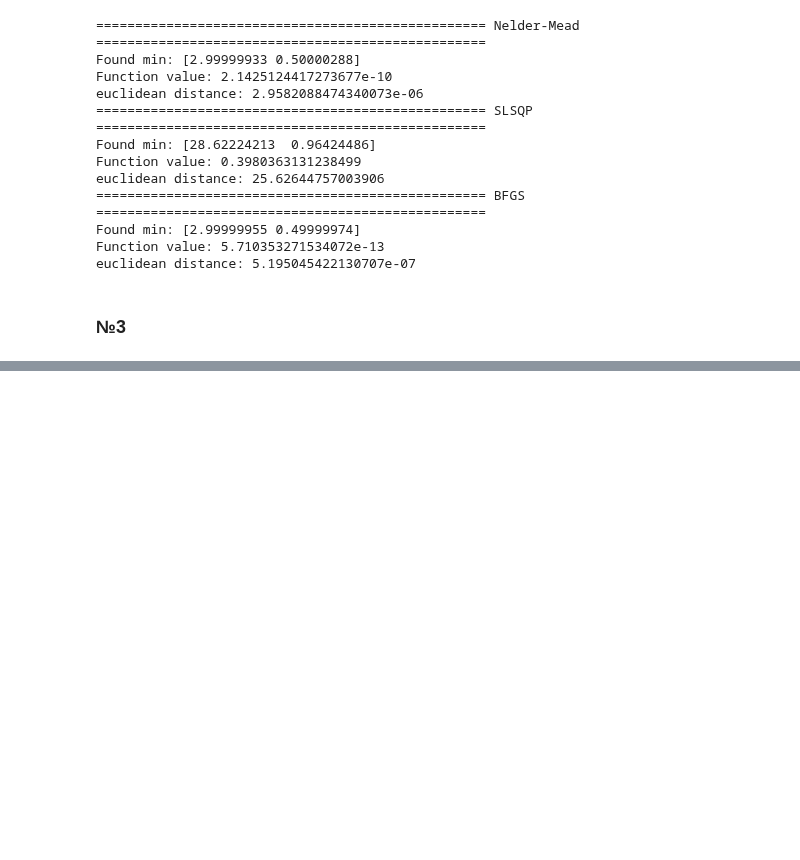
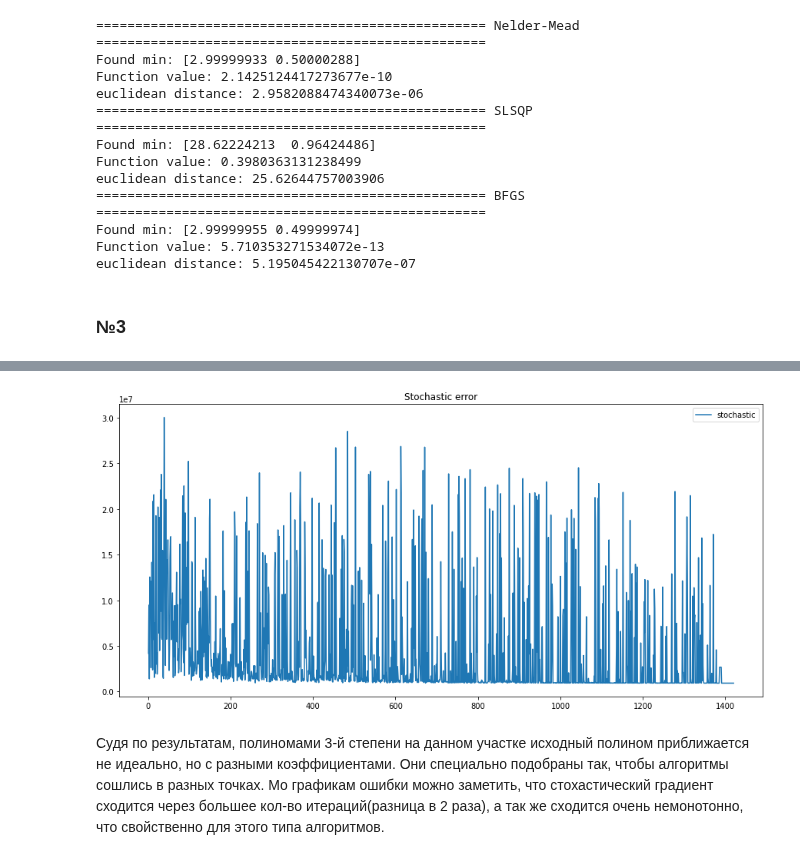
Before and after one commit to zugzvangg/SPC, a Jupyter notebook: stats/6_Bazanov.ipynb, the cells around one changed output, grey strips where cells are left out. Drawn from its saved outputs; the diff is of its cells as text; code cells hidden in the pictures; blank space fills up the shorter version.

```diff
--- a/stats/6_Bazanov.ipynb
+++ b/stats/6_Bazanov.ipynb
@@ -187,0 +200,10 @@ plt.show()
+# %%
+plt.figure(figsize= (15, 7))
+plt.plot(range(1, len(errors_stochastic) + 1), errors_stochastic, label = "stochastic")
+plt.title("Stochastic error")
+plt.legend()
+plt.show()
+# %% [output]
+[figure, added]
+# %% [markdown]
+Судя по результатам, полиномами 3-й степени на данном участке исходный полином приближается не идеально, но с разными коэффициентами. Они специально подобраны так, чтобы алгоритмы сошлись в разных точках. Мо графикам ошибки можно заметить, что стохастический градиент сходится через большее кол-во итераций(разница в 2 раза), а так же сходится очень немонотонно, что свойственно для этого типа алгоритмов.
```
Also changed, not shown: parts of 4 cells of this notebook.
